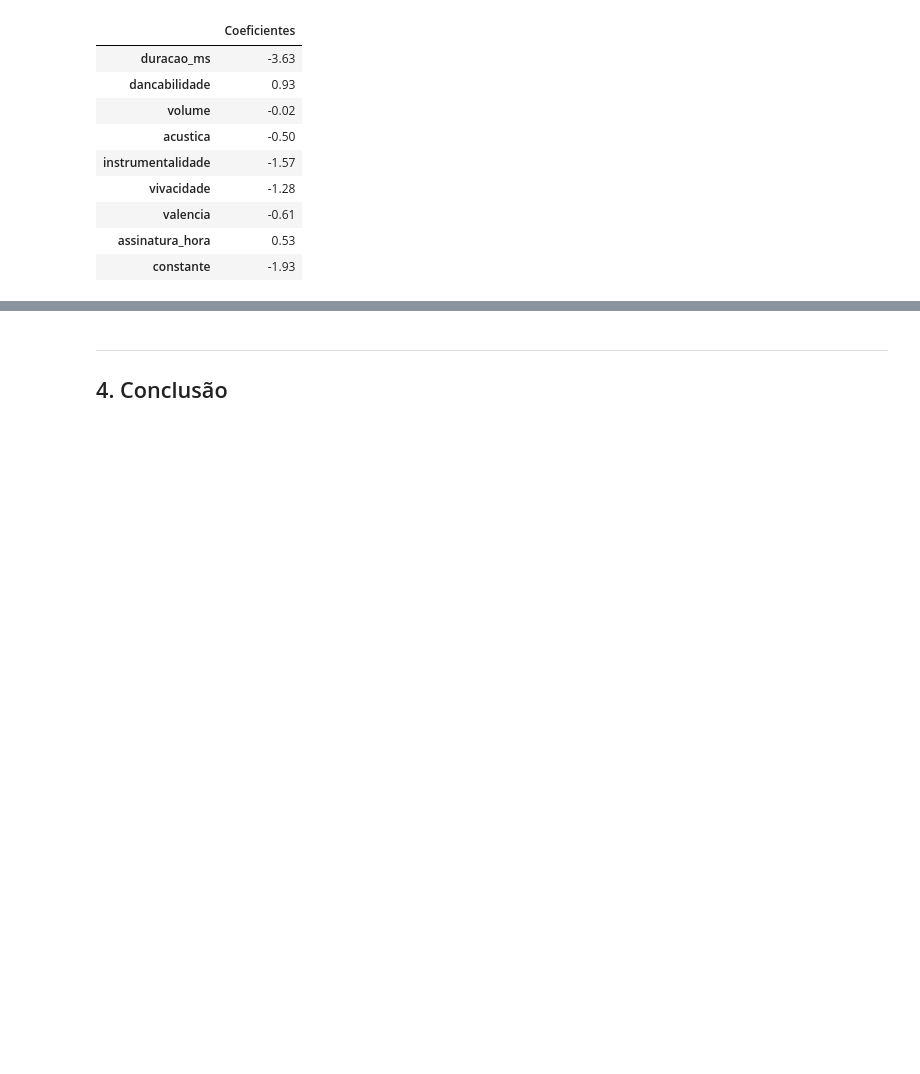
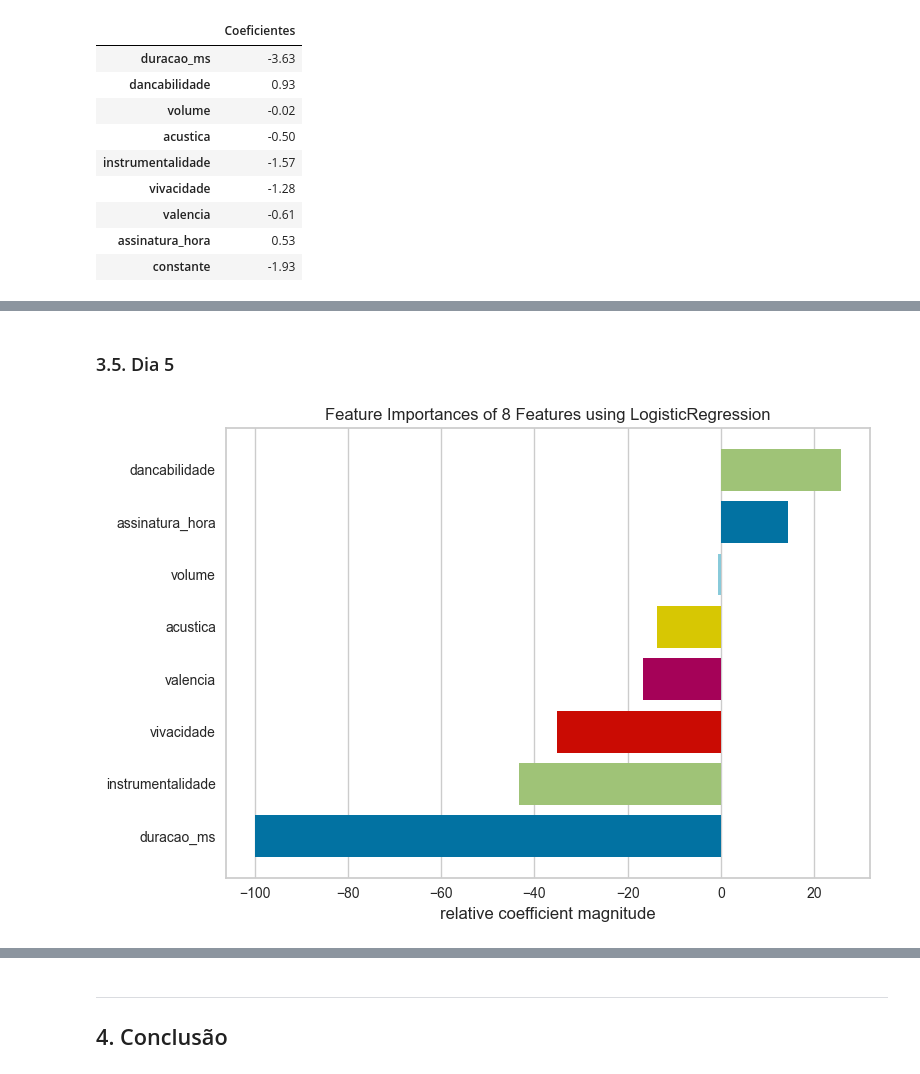
Before and after one commit to leosimoes/Alura-7DaysOfCode-Dados, a Jupyter notebook: Machine-Learning/Spotify.ipynb, the cells around one changed output, grey strips where cells are left out. Saved outputs shown, nothing was run; the diff lists cells and outputs as text; code cells hidden in the pictures; blank space fills up the shorter version.

```diff
--- a/Machine-Learning/Spotify.ipynb
+++ b/Machine-Learning/Spotify.ipynb
@@ -441,0 +448,10 @@ plot_confusion_matrix_lr(modelo_base, X_test, y_test, titulo_compl=' - Dados de
+# %% [markdown]
+<a id='day_5'></a>
+### 3.5. Dia 5
+# %%
+# Plota as importâncias das features para o modelo
+viz = FeatureImportances(modelo_base, labels=X.columns)
+viz.fit(X_train, y_train)
+viz.show();
+# %% [output]
+[figure, added]
```
Also changed, not shown: parts of 8 cells of this notebook, 1 other file.
